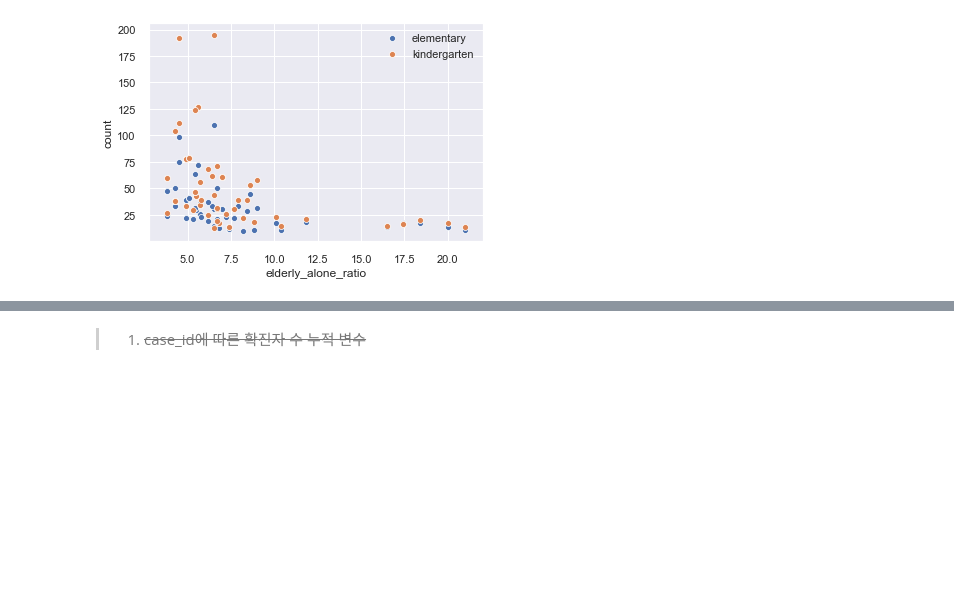
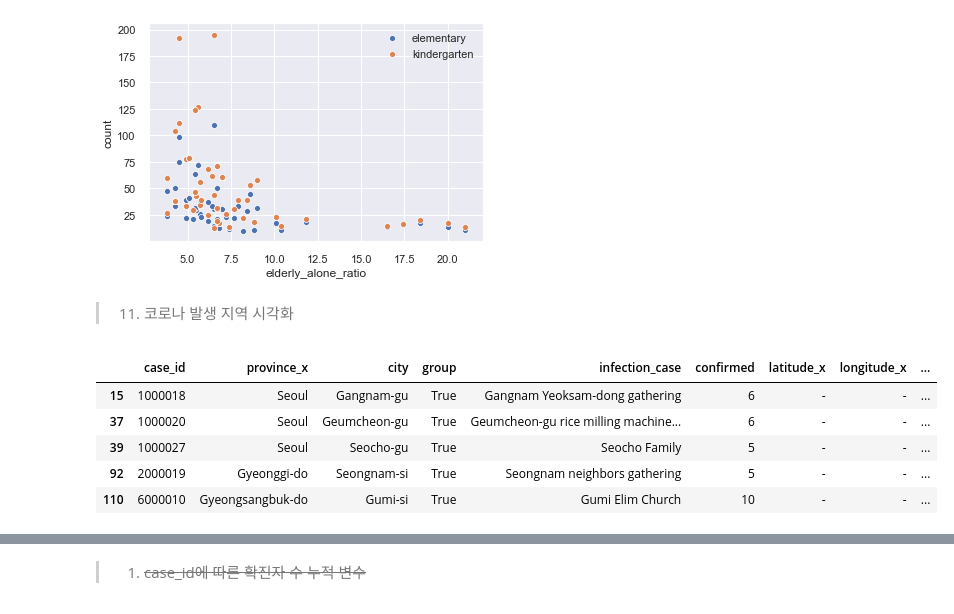
Before and after one commit to joy5075/tobigs_hw, a Jupyter notebook: week1/week1_EDA_hw.ipynb, the cells around one changed output, grey strips where cells are left out. Saved outputs shown, nothing was run; the diff lists cells and outputs as text; code cells hidden in the pictures; blank space fills up the shorter version.

```diff
--- a/week1/week1_EDA_hw.ipynb
+++ b/week1/week1_EDA_hw.ipynb
@@ -364,3 +364,5 @@ ax.set_ylabel('count')
 # %% [output]
 Text(0, 0.5, 'count')
 [figure]
+# %% [markdown]
+> 11) 코로나 발생 지역 시각화
@@ -366,0 +371,11 @@ Text(0, 0.5, 'count')
+# %%
+# 위도,경도 없는 값 확인
+df[df['latitude_x']=='-']
+df[df['longitude_x']=='-']
+# %% [output]
+|  | case_id | province_x | city | group | infection_case | confirmed | latitude_x | longitude_x | ... |
+| 15 | 1000018 | Seoul | Gangnam-gu | True | Gangnam Yeoksam-dong gathering | 6 | - | - | ... |
+| 37 | 1000020 | Seoul | Geumcheon-gu | True | Geumcheon-gu rice milling machine... | 6 | - | - | ... |
+| 39 | 1000027 | Seoul | Seocho-gu | True | Seocho Family | 5 | - | - | ... |
+| 92 | 2000019 | Gyeonggi-do | Seongnam-si | True | Seongnam neighbors gathering | 5 | - | - | ... |
+| 110 | 6000010 | Gyeongsangbuk-do | Gumi-si | True | Gumi Elim Church | 10 | - | - | ... |
```
Also changed, not shown: parts of 6 cells of this notebook.
